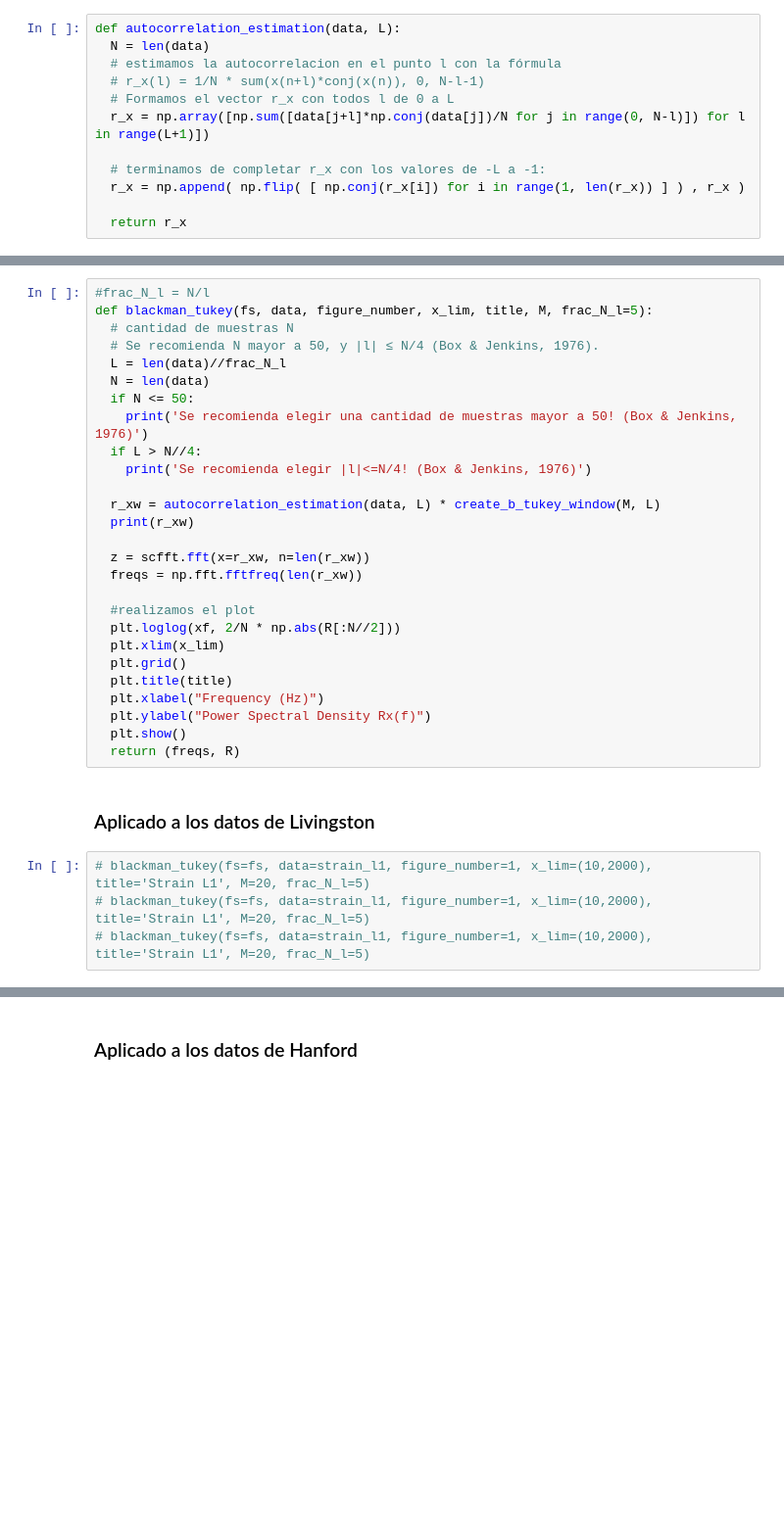
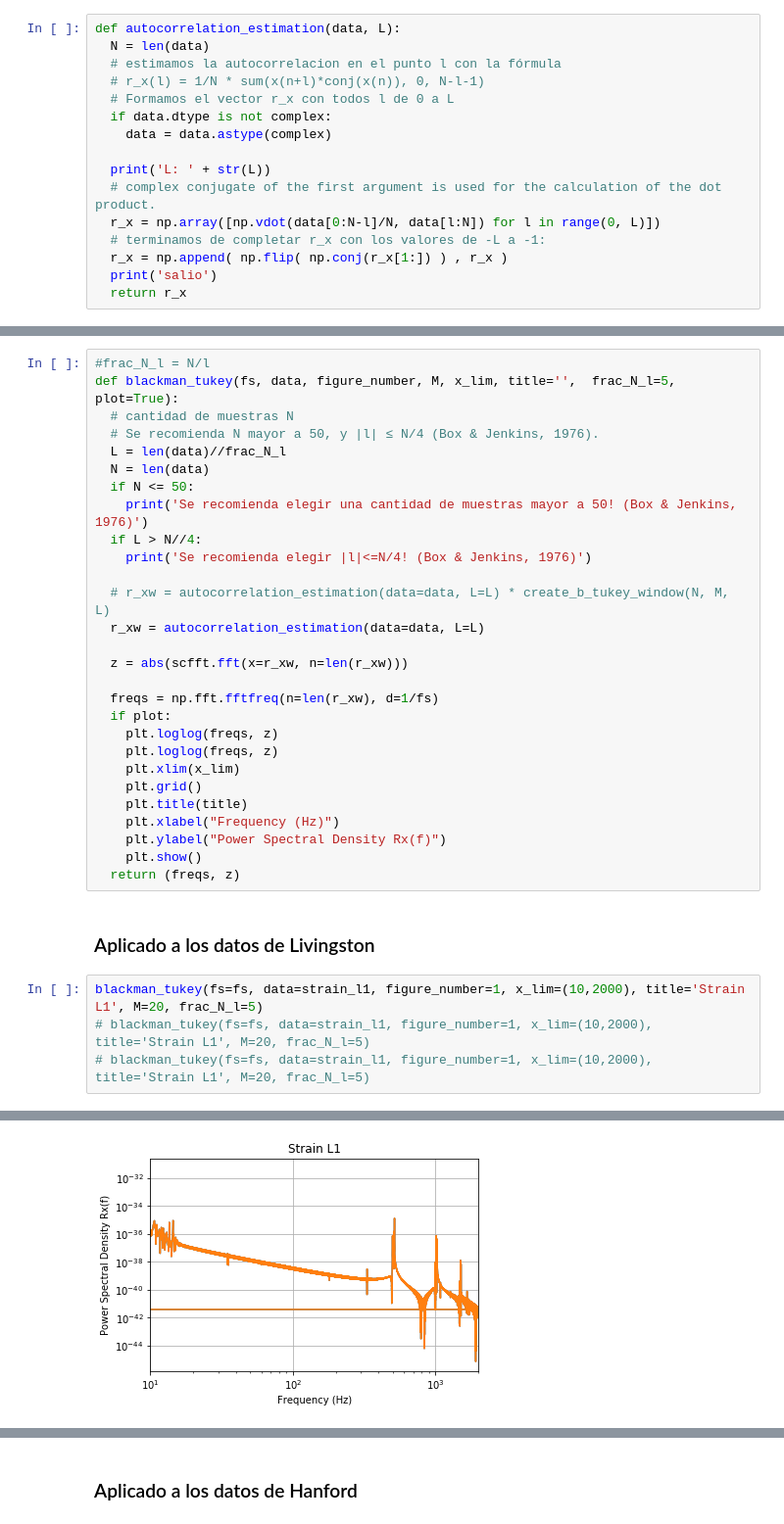
Before and after one commit to LuFernandez/PASA, a Jupyter notebook: TP1. Laboratorio de estimación no-paramétrica/Informe/Informe.ipynb, the cells around one changed output, grey strips where cells are left out. Shown at 98% size. Cells and saved outputs as stored; diff of their text form; blank space fills up the shorter version.

Commit message:
Un blackman tukey que funciona (o al menos eso parece)!!! Falta configrar los paramentros

```diff
--- a/TP1. Laboratorio de estimación no-paramétrica/Informe/Informe.ipynb
+++ b/TP1. Laboratorio de estimación no-paramétrica/Informe/Informe.ipynb
@@ -142,17 +143,21 @@ def autocorrelation_estimation(data, L):
   # estimamos la autocorrelacion en el punto l con la fórmula
   # r_x(l) = 1/N * sum(x(n+l)*conj(x(n)), 0, N-l-1)
   # Formamos el vector r_x con todos l de 0 a L
-  r_x = np.array([np.sum([data[j+l]*np.conj(data[j])/N for j in range(0, N-l)]) for l in range(L+1)])
+  if data.dtype is not complex:
+    data = data.astype(complex)
 
+  print('L: ' + str(L))
+  # complex conjugate of the first argument is used for the calculation of the dot product.
+  r_x = np.array([np.vdot(data[0:N-l]/N, data[l:N]) for l in range(0, L)])
   # terminamos de completar r_x con los valores de -L a -1:
-  r_x = np.append( np.flip( [ np.conj(r_x[i]) for i in range(1, len(r_x)) ] ) , r_x )
-
+  r_x = np.append( np.flip( np.conj(r_x[1:]) ) , r_x )
+  print('salio')
   return r_x
 # %% [markdown]
 Finalmente, implementamos el método:
 # %%
 #frac_N_l = N/l
-def blackman_tukey(fs, data, figure_number, x_lim, title, M, frac_N_l=5):
+def blackman_tukey(fs, data, figure_number, M, x_lim, title='',  frac_N_l=5, plot=True):
   # cantidad de muestras N
   # Se recomienda N mayor a 50, y |l| ≤ N/4 (Box & Jenkins, 1976).
   L = len(data)//frac_N_l
@@ -162,24 +167,26 @@ def blackman_tukey(fs, data, figure_number, x_lim, title, M, frac_N_l=5):
   if L > N//4:
     print('Se recomienda elegir |l|<=N/4! (Box & Jenkins, 1976)')
 
-  r_xw = autocorrelation_estimation(data, L) * create_b_tukey_window(M, L)
-  print(r_xw)
+  # r_xw = autocorrelation_estimation(data=data, L=L) * create_b_tukey_window(N, M, L)
+  r_xw = autocorrelation_estimation(data=data, L=L)
 
-  z = scfft.fft(x=r_xw, n=len(r_xw))
-  freqs = np.fft.fftfreq(len(r_xw))
+  z = abs(scfft.fft(x=r_xw, n=len(r_xw)))
 
-  #realizamos el plot
-  plt.loglog(xf, 2/N * np.abs(R[:N//2]))
-  plt.xlim(x_lim)
-  plt.grid()
-  plt.title(title)
-  plt.xlabel("Frequency (Hz)")
-  plt.ylabel("Power Spectral Density Rx(f)")
-  plt.show()
-  return (freqs, R)
+  freqs = np.fft.fftfreq(n=len(r_xw), d=1/fs)
+  if plot:
+    plt.loglog(freqs, z)
+    plt.loglog(freqs, z)
+    plt.xlim(x_lim)
+    plt.grid()
+    plt.title(title)
+    plt.xlabel("Frequency (Hz)")
+    plt.ylabel("Power Spectral Density Rx(f)")
+    plt.show()
+  return (freqs, z)
 # %% [markdown]
 ### Aplicado a los datos de Livingston
 # %%
+blackman_tukey(fs=fs, data=strain_l1, figure_number=1, x_lim=(10,2000), title='Strain L1', M=20, frac_N_l=5)
 # blackman_tukey(fs=fs, data=strain_l1, figure_number=1, x_lim=(10,2000), title='Strain L1', M=20, frac_N_l=5)
 # blackman_tukey(fs=fs, data=strain_l1, figure_number=1, x_lim=(10,2000), title='Strain L1', M=20, frac_N_l=5)
-# blackman_tukey(fs=fs, data=strain_l1, figure_number=1, x_lim=(10,2000), title='Strain L1', M=20, frac_N_l=5)
+# %% [output]
@@ -185,0 +195 @@ def blackman_tukey(fs, data, figure_number, x_lim, title, M, frac_N_l=5):
+[figure, added]
```
Also changed, not shown: parts of 14 cells of this notebook.
